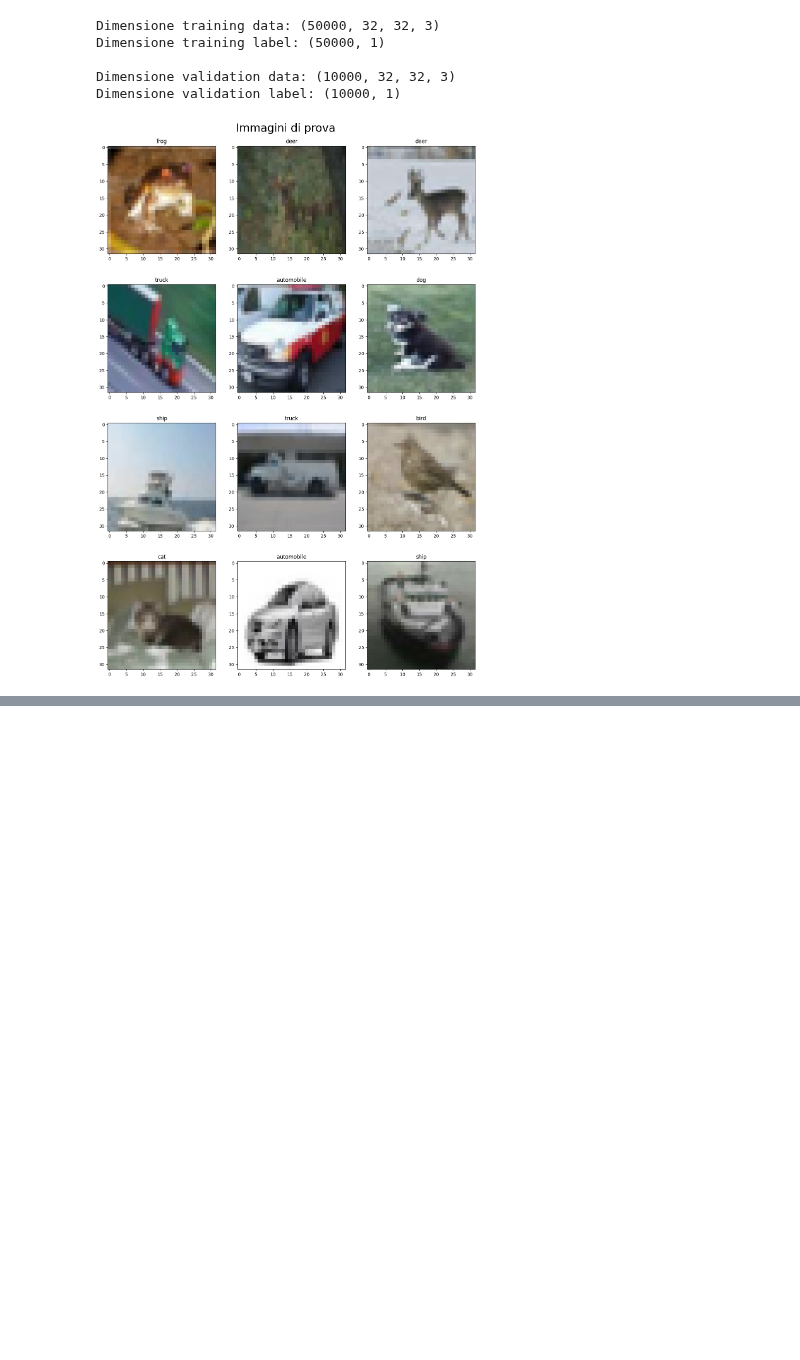
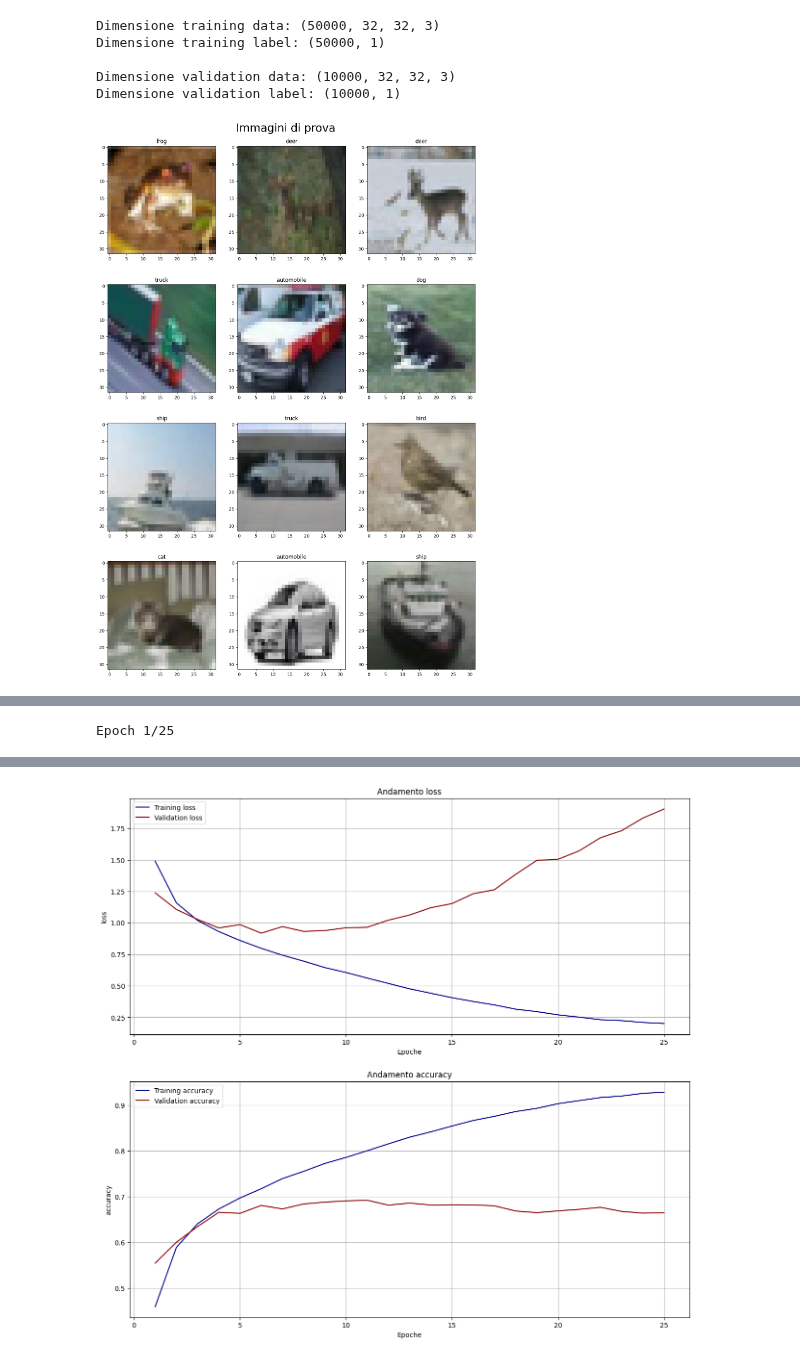
Before and after one commit to Negrini085/DeepLearning, a Jupyter notebook: Esercitazioni/lab_07.ipynb, the cells around one changed output, grey strips where cells are left out. Cells and saved outputs as stored; diff of their text form; code cells hidden in the pictures; blank space fills up the shorter version.

```diff
--- a/Esercitazioni/lab_07.ipynb
+++ b/Esercitazioni/lab_07.ipynb
@@ -70,0 +130,66 @@ Dimensione validation label: (10000, 1)
+# %%
+def plotTrInfo(hist):
+    # Funzione per graficare l'evoluzione di loss ed accuracy in fase di allenamento
+    fig, ax = plt.subplots(2, 1, figsize=(15,14))
+
+    dim = len(hist.history['loss'])
+    lab = ['loss', 'accuracy']
+
+    for i, l in enumerate(lab):
+        ax[i].plot(np.linspace(1, dim, dim), hist.history[l], color = 'darkblue', label = "Training " + l)
+        ax[i].plot(np.linspace(1, dim, dim), hist.history['val_'+l], color = 'darkred', label = "Validation " + l)
+        ax[i].set_title("Andamento " + l)
+        ax[i].set_xlabel("Epoche")
+        ax[i].set_ylabel(l)
+
+        ax[i].legend(loc="best")
+        ax[i].grid(True)
+    plt.show()
+
+def builMod(imH, imW, numcl):
+    # Funzione per costruire il modello in questione.
+
+    model = keras.Sequential()
+    # In primo luogo è necessario normalizzare le immagini fornite come input al modello e per
+    # questo motivo dividiamo il tutto per 255 ossia il massimo valore che può avere un pixel secondo
+    # la codifica RGB. Inoltre le immagini di input sono die tensori tridimensionali perchè per
+    # ogni pixel è necessario specificare la quantità di rosso, verde e blu.
+    model.add(Rescaling(1./255, input_shape=(imH, imW, 3)))
+    # Per i layer convoluzionali utilizzaimo Conv2D, che crea un kernel convoluzionale che è in
+    # convoluzione con l'input su uno spazio 2D (larghezza e lunghezza). In particolare specifichiamo:
+    #
+    # filters --> il numero di filtri da applicare. Ogni filtro si dedica all'individuazione di
+    # una caratteristica differente, quindi "più filtri == più caratteristiche
+    # imparate"
+    #
+    # kernel_size --> specifica le dimensioni del filtro, quindi larghezza ed altezza
+    #
+    # Si possono anche specificare altri parametri quali la funzione d'attivazione
+    model.add(Conv2D(16, (3, 3), activation = 'relu'))
+    # Dopo uno strato convozionale introduciamo un layer di pooling, il cui scopo è quello di
+    # rendere più efficiente la rete neurale, dato che la dimensione delle immagini vinee ridotta,
+    # mantenendo tuttavia le caratteristiche principali. Questo vuol dire che le successive analisi
+    # saranno più immmediate. Un parametro importante da segnalare è il "pool_size", che definisce
+    # le dimensioni della finestra di campionamento
+    model.add(MaxPooling2D((2, 2)))
+    # Per rendere lo studio dell'immagine più accurato inserisco altri layer convoluzionali e di
+    # pooling, in modo da caratterizzare altre features
+    model.add(Conv2D(32, (3, 3), activation = 'relu'))
+    model.add(MaxPooling2D((2, 2)))
+    model.add(Conv2D(64, (3, 3), activation = 'relu'))
+    # Inizia ora la parte fully connected per la classificazione delle immagini
+    model.add(Flatten())
+    model.add(Dense(128, activation = 'relu'))
+    model.add(Dense(numcl, activation = 'softmax'))
+
+    return model
+
+
+# Costruzione del modello ed allenamento della rete
+model = builMod(32, 32, 10)
+model.compile(optimizer='adam', loss='sparse_categorical_crossentropy', metrics=['accuracy'])
+
+hist = model.fit(imTr, clTr, epochs=25, validation_data=(imVal, clVal))
+plotTrInfo(hist)
+# %% [output]
+Epoch 1/25
@@ -70,0 +214 @@ Dimensione validation label: (10000, 1)
+[figure, added]
```
Also changed, not shown: parts of 3 cells of this notebook.
